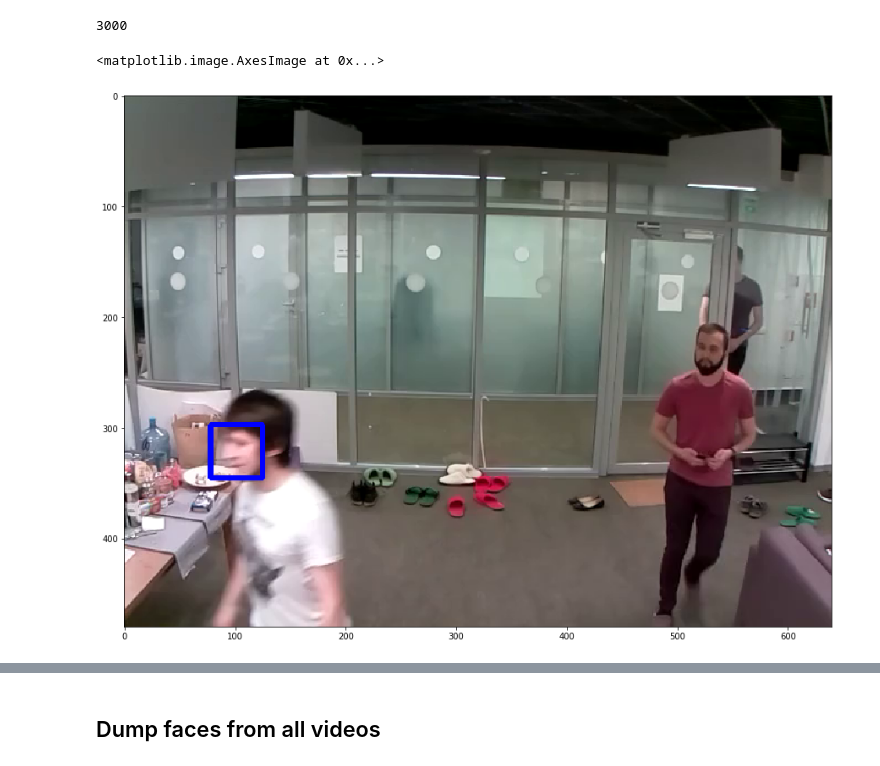
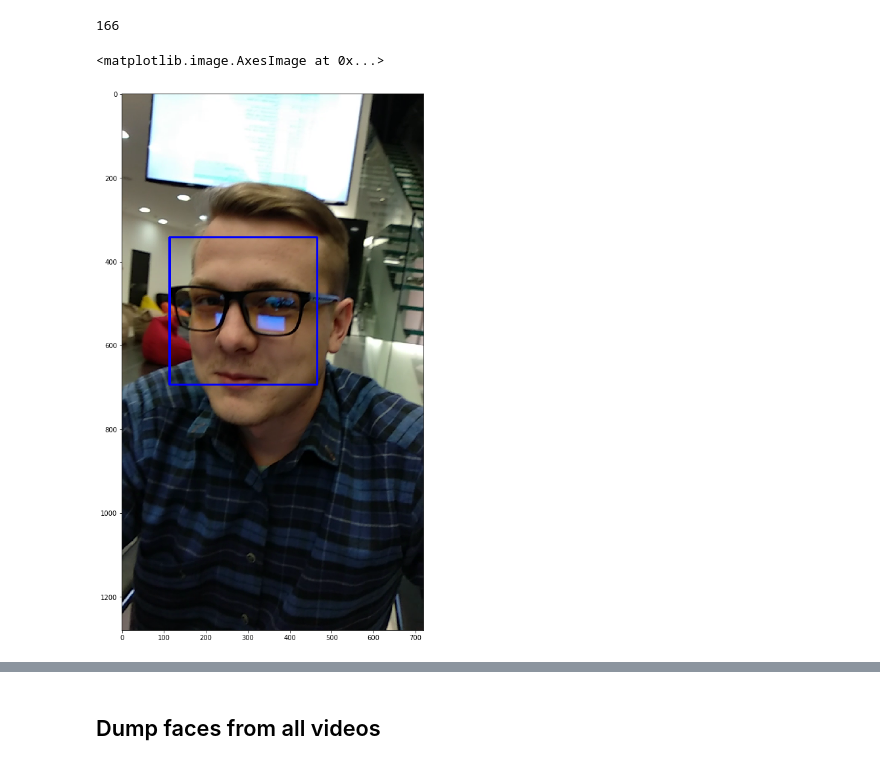
Before and after one commit to Alicegaz/PeopleFlow, a Jupyter notebook: FaceClustering.ipynb, the cells around one changed output, grey strips where cells are left out. Saved outputs shown, nothing was run; the diff lists cells and outputs as text; code cells hidden in the pictures.

Commit message:
Updates in FaceClustering

```diff
--- a/FaceClustering.ipynb
+++ b/FaceClustering.ipynb
@@ -156,19 +171,21 @@ cnn_face_detector = dlib.cnn_face_detection_model_v1('./models/mmod_human_face_d
 # %%
-cap = cv2.VideoCapture(video_paths[3])
+# cap = cv2.VideoCapture(video_paths[3])
+cap = cv2.VideoCapture('../data/faces/unknown/unknown.mp4')
 n_frames = int(cap.get(cv2.CAP_PROP_FRAME_COUNT))
 print(n_frames)
-cap.set(1, 500)
+cap.set(1, 40)
 
 _, img = cap.read()
 img = img[..., ::-1]
+img = img.transpose((1, 0, 2))
 cap.release()
 
 dets = cnn_face_detector(img, 1)
 dets = [d.rect for d in dets]
 dst = draw_detected_faces(img, dets)
 imshow(dst)
 # %% [output]
-3000
+166
 <matplotlib.image.AxesImage at 0x...>
-[figure, old version]
+[figure, new version]
 # %%
```
Also changed, not shown: parts of 54 cells of this notebook.
